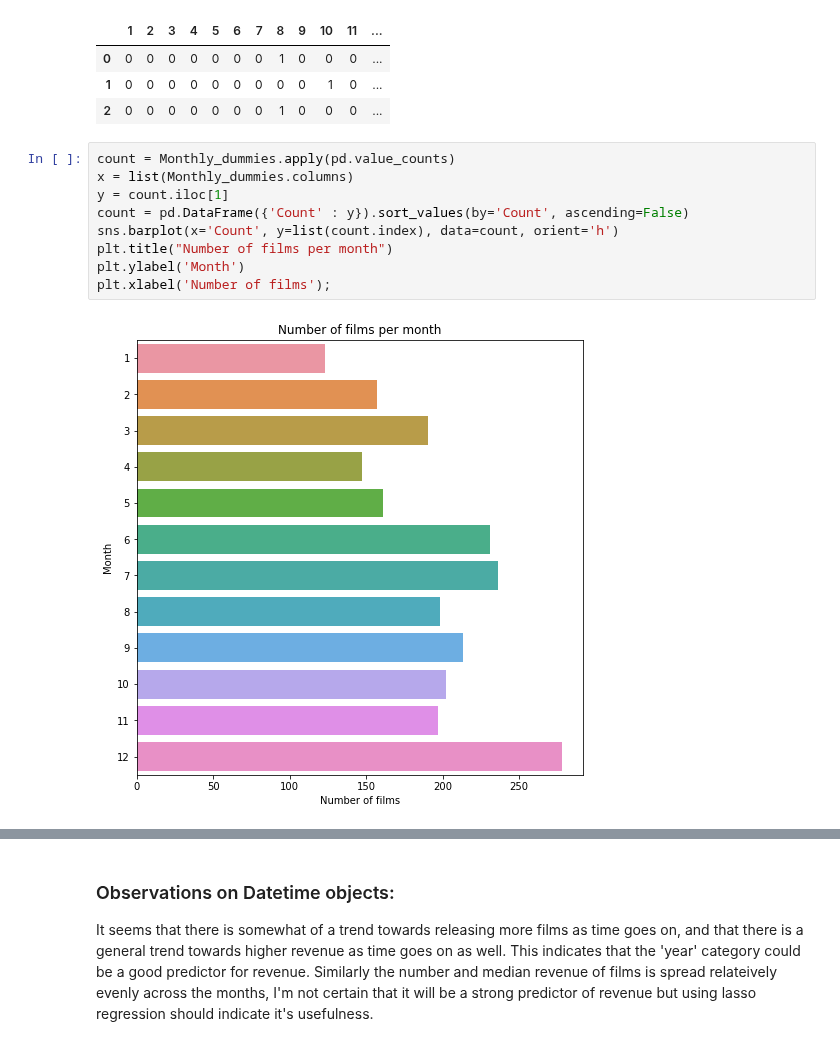
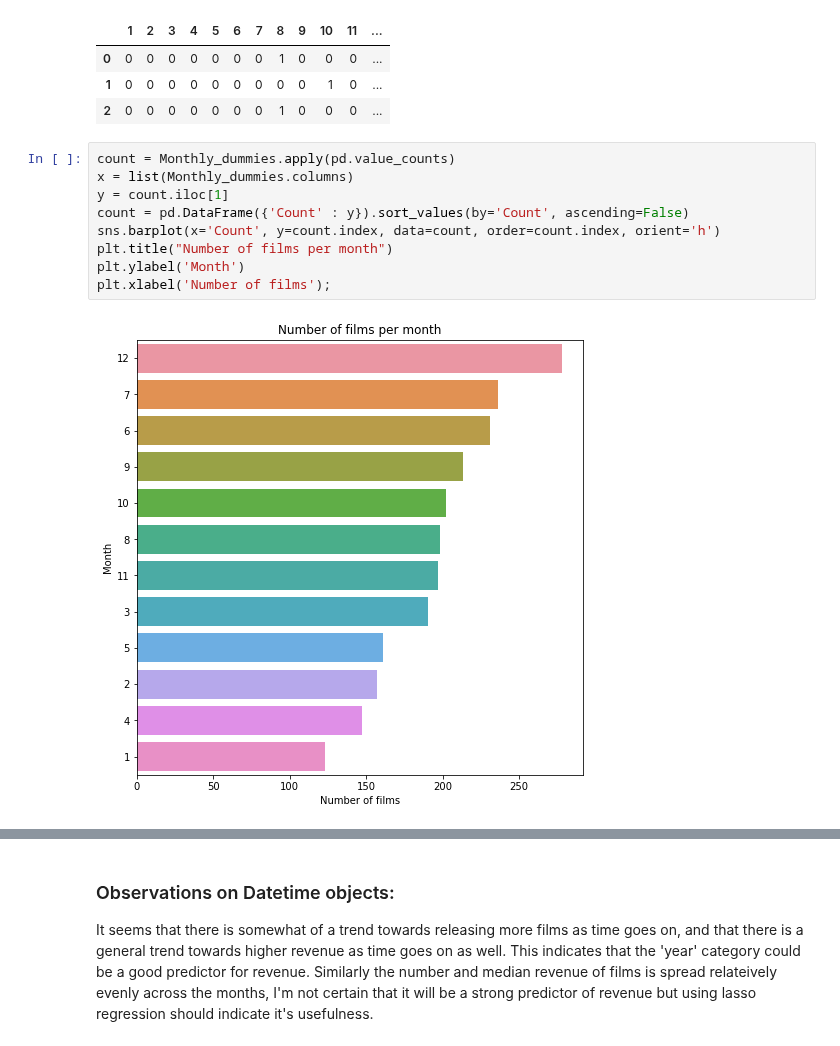
Before and after one commit to NickD-Dean/Springboard, a Jupyter notebook: Capstone Project 2/Code/Exploratory Data Analysis - Box Office Revenue.ipynb, the cells around one changed output, grey strips where cells are left out. Drawn from its saved outputs; the diff is of its cells as text.

```diff
--- a/Capstone Project 2/Code/Exploratory Data Analysis - Box Office Revenue.ipynb
+++ b/Capstone Project 2/Code/Exploratory Data Analysis - Box Office Revenue.ipynb
@@ -933,13 +933,13 @@ Monthly_rev.head(3)
 # %%
 count = Monthly_dummies.apply(pd.value_counts)
 x = list(Monthly_dummies.columns)
 y = count.iloc[1]
 count = pd.DataFrame({'Count' : y}).sort_values(by='Count', ascending=False)
-sns.barplot(x='Count', y=list(count.index), data=count, orient='h')
+sns.barplot(x='Count', y=count.index, data=count, order=count.index, orient='h')
 plt.title("Number of films per month")
 plt.ylabel('Month')
 plt.xlabel('Number of films');
 # %% [output]
-[figure, old version]
+[figure, new version]
 # %%
 cat_summary(Monthly_rev)
```
Also changed, not shown: parts of 13 cells of this notebook.
